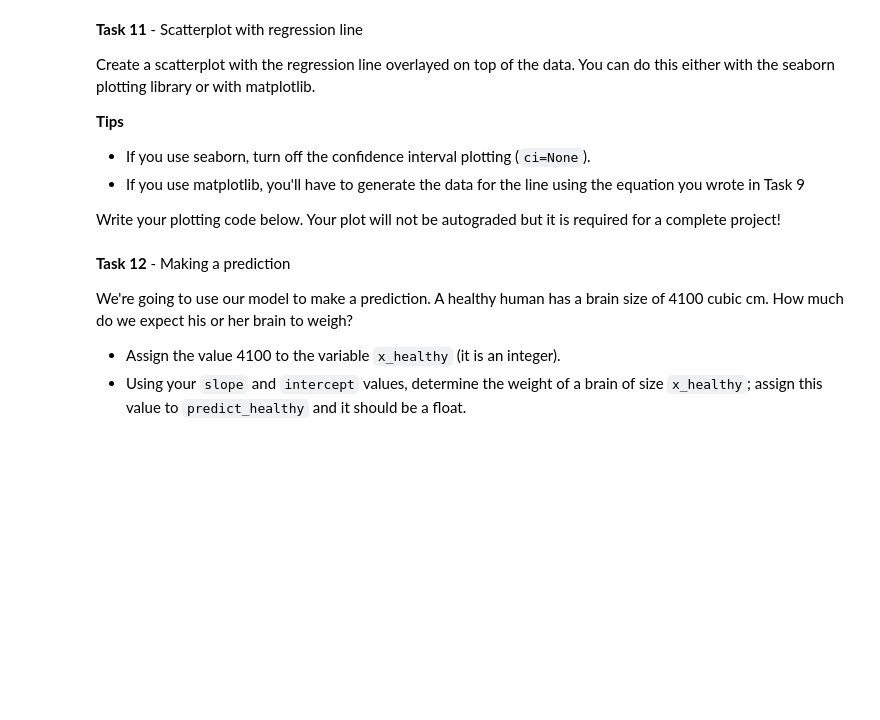
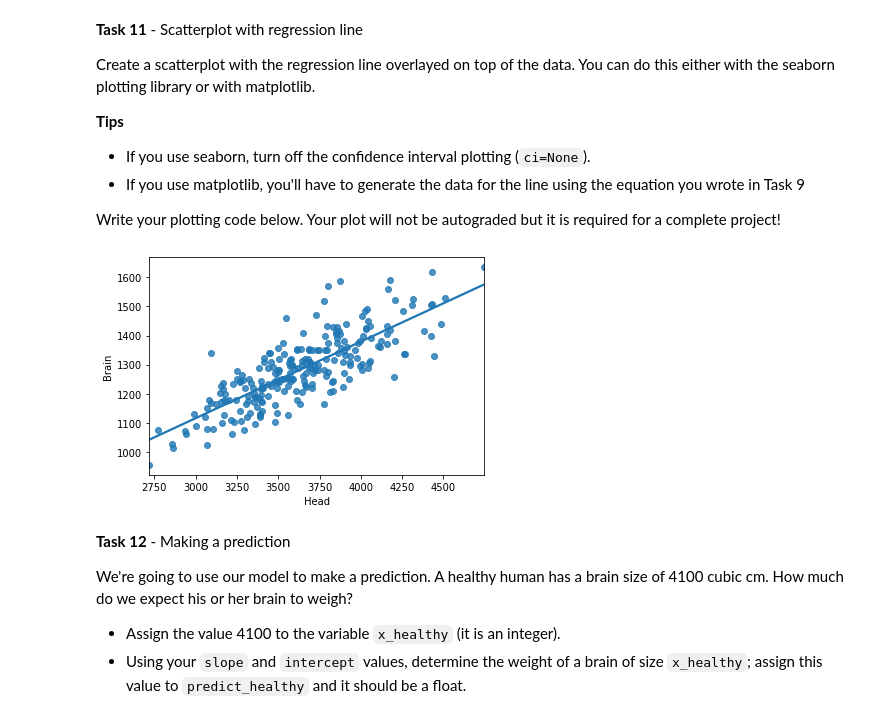
Before and after one commit to Samuel-Egbert31415/DS-Unit-1-Sprint-1-Data-Wrangling-and-Storytelling, a Jupyter notebook: LS_DS_131_Simple_Linear_Regression_Samuel_Egbert_Assignment_AG.ipynb, the cells around one changed output. Saved outputs shown, nothing was run; the diff lists cells and outputs as text; code cells hidden in the pictures; blank space fills up the shorter version.

```diff
--- a/LS_DS_131_Simple_Linear_Regression_Samuel_Egbert_Assignment_AG.ipynb
+++ b/LS_DS_131_Simple_Linear_Regression_Samuel_Egbert_Assignment_AG.ipynb
@@ -255,3 +289,14 @@ raise NotImplementedError()
+# %%
+# Task 11
+
+# Plotting code here; not autograde3d
+
+
+import seaborn as sns
+
+ax = sns.regplot(x = 'Head', y = 'Brain', data = df, ci = None)
+# %% [output]
+[figure, added]
 # %% [markdown]
 **Task 12** - Making a prediction
 
```
Also changed, not shown: parts of 20 cells of this notebook.
